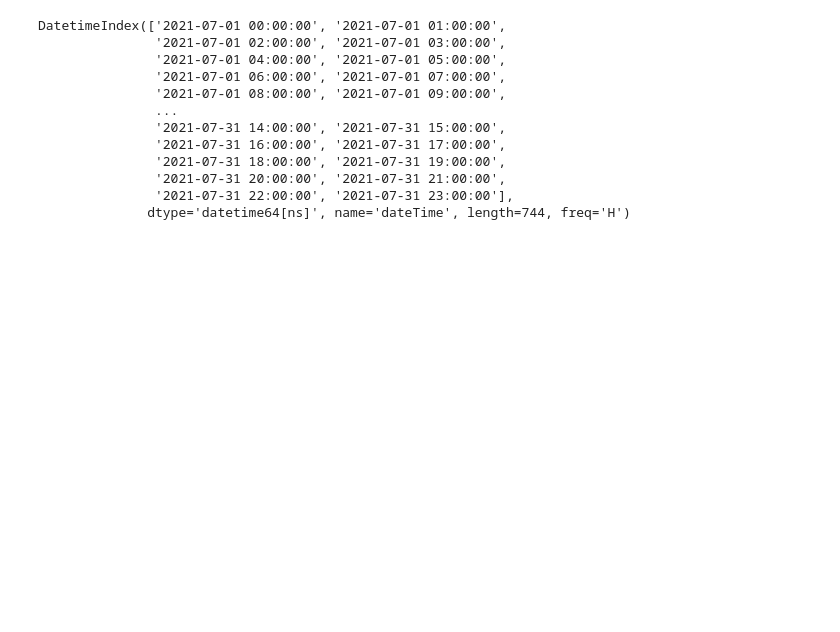
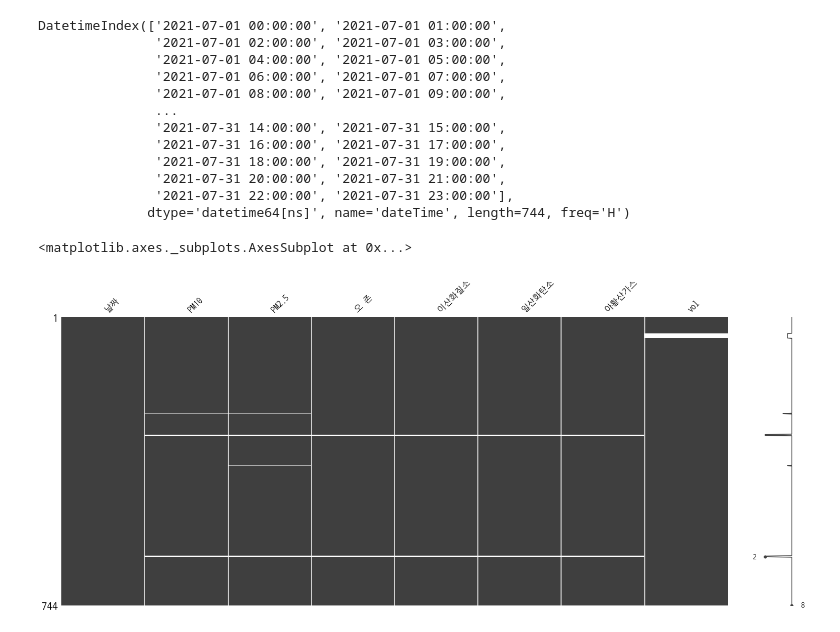
Before and after one commit to jessica8403/TIL, a Jupyter notebook: practice_22_01_10.ipynb, the cells around one changed output. Cells and saved outputs as stored; diff of their text form; code cells hidden in the pictures; blank space fills up the shorter version.

```diff
--- a/practice_22_01_10.ipynb
+++ b/practice_22_01_10.ipynb
@@ -138,0 +137,5 @@ DatetimeIndex(['2021-07-01 00:00:00', '2021-07-01 01:00:00',
+# %%
+missingno.matrix( rawData )
+# %% [output]
+<matplotlib.axes._subplots.AxesSubplot at 0x...>
+[figure, added]
```
Also changed, not shown: parts of 26 cells of this notebook.
